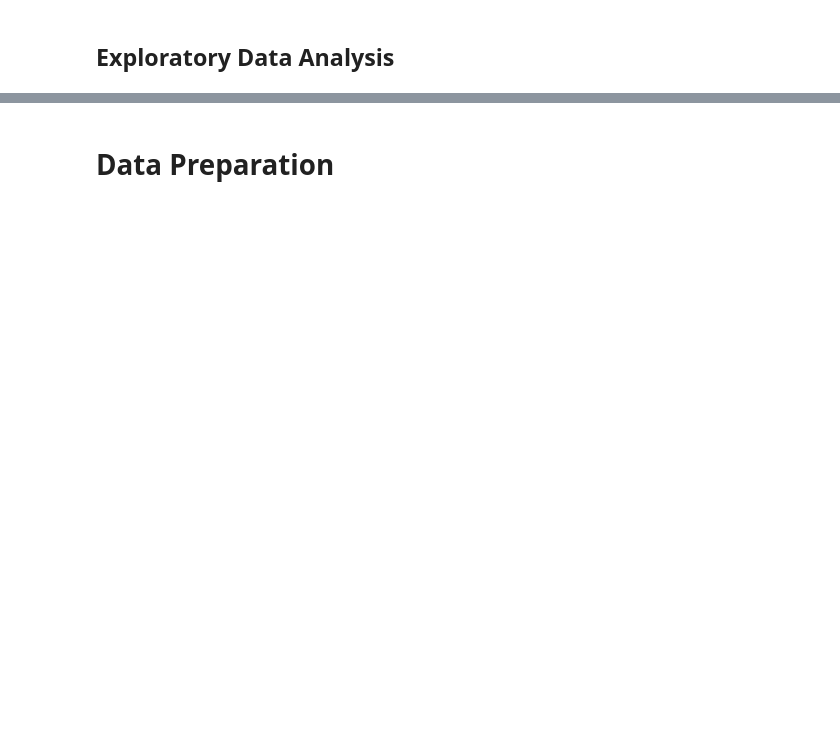
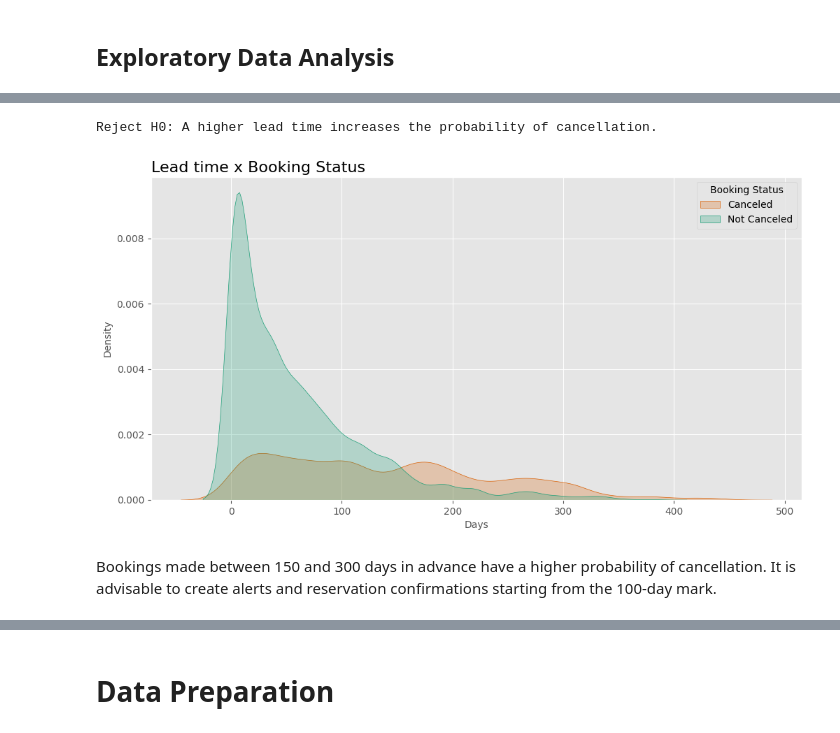
Before and after one commit to datalopes1/hotel_reservations, a Jupyter notebook: notebooks/Hotel Reservations Prediction.ipynb, the cells around one changed output, grey strips where cells are left out. Saved outputs shown, nothing was run; the diff lists cells and outputs as text; code cells hidden in the pictures; blank space fills up the shorter version.

```diff
--- a/notebooks/Hotel Reservations Prediction.ipynb
+++ b/notebooks/Hotel Reservations Prediction.ipynb
@@ -18,0 +204,28 @@
+# %%
+from scipy.stats import mannwhitneyu
+
+group_a = data[data['booking_status'] == 'Canceled']['lead_time']
+group_b = data[data['booking_status'] == 'Not_Canceled']['lead_time']
+
+_, p_value = mannwhitneyu(group_a, group_b, alternative = 'greater')
+
+alpha = 0.05
+
+if p_value < alpha:
+    print("Reject H0: A higher lead time increases the probability of cancellation.")
+else:
+    print("We do not reject H0: Lead time does not have a significant effect on cancellations.")
+# %% [output]
+Reject H0: A higher lead time increases the probability of cancellation.
+# %%
+fig, ax = plt.subplots(figsize = (12, 6))
+sns.kdeplot(x = data['lead_time'], hue = data['booking_status'], fill = True)
+ax.set_title("Lead time x Booking Status", fontsize = 16, pad = 5, loc = 'left')
+ax.set_xlabel("Days", fontsize = 10)
+ax.set_ylabel("Density", fontsize = 10)
+ax.legend(title = 'Booking Status', labels = ['Canceled', 'Not Canceled'])
+plt.show()
+# %% [output]
+[figure, added]
+# %% [markdown]
+Bookings made between 150 and 300 days in advance have a higher probability of cancellation. It is advisable to create alerts and reservation confirmations starting from the 100-day mark.
```
Also changed, not shown: parts of 71 cells of this notebook.
